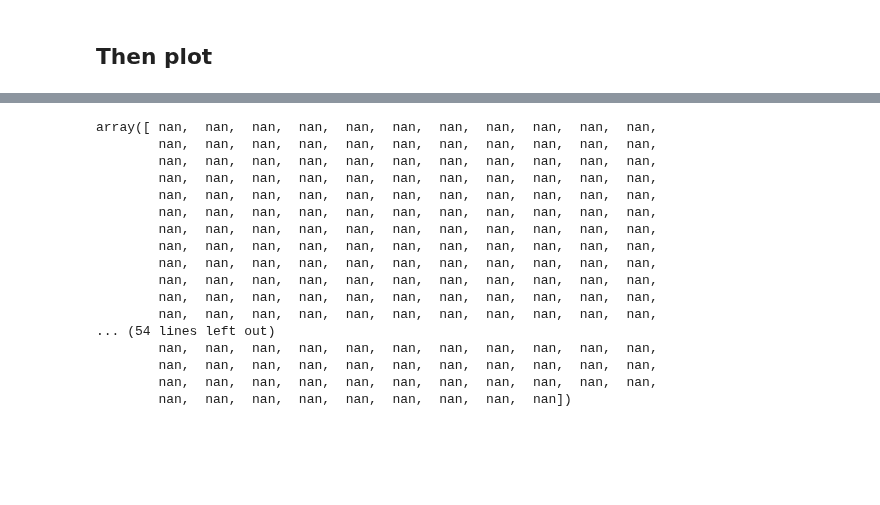
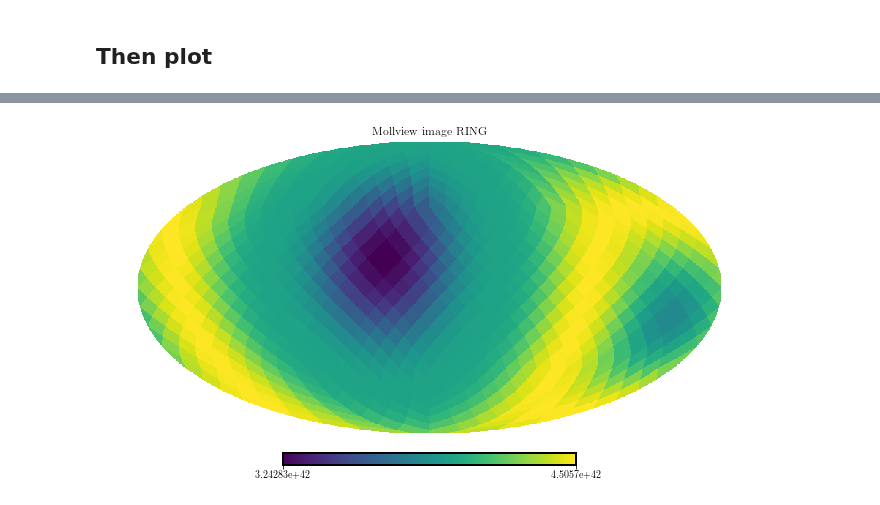
Before and after one commit to cajohare/CYGNUS, a Jupyter notebook: python/Plot_SI_limits.ipynb, the cells around one changed output, grey strips where cells are left out. Saved outputs shown, nothing was run; the diff lists cells and outputs as text; code cells hidden in the pictures; blank space fills up the shorter version.

```diff
--- a/python/Plot_SI_limits.ipynb
+++ b/python/Plot_SI_limits.ipynb
@@ -121,20 +122,7 @@ plt.show()
-# %%
-RD_wimp
-# %% [output]
-array([ nan,  nan,  nan,  nan,  nan,  nan,  nan,  nan,  nan,  nan,  nan,
-        nan,  nan,  nan,  nan,  nan,  nan,  nan,  nan,  nan,  nan,  nan,
-        nan,  nan,  nan,  nan,  nan,  nan,  nan,  nan,  nan,  nan,  nan,
-        nan,  nan,  nan,  nan,  nan,  nan,  nan,  nan,  nan,  nan,  nan,
-        nan,  nan,  nan,  nan,  nan,  nan,  nan,  nan,  nan,  nan,  nan,
-        nan,  nan,  nan,  nan,  nan,  nan,  nan,  nan,  nan,  nan,  nan,
-        nan,  nan,  nan,  nan,  nan,  nan,  nan,  nan,  nan,  nan,  nan,
-        nan,  nan,  nan,  nan,  nan,  nan,  nan,  nan,  nan,  nan,  nan,
-        nan,  nan,  nan,  nan,  nan,  nan,  nan,  nan,  nan,  nan,  nan,
-        nan,  nan,  nan,  nan,  nan,  nan,  nan,  nan,  nan,  nan,  nan,
-        nan,  nan,  nan,  nan,  nan,  nan,  nan,  nan,  nan,  nan,  nan,
-        nan,  nan,  nan,  nan,  nan,  nan,  nan,  nan,  nan,  nan,  nan,
-... (54 lines left out)
-        nan,  nan,  nan,  nan,  nan,  nan,  nan,  nan,  nan,  nan,  nan,
-        nan,  nan,  nan,  nan,  nan,  nan,  nan,  nan,  nan,  nan,  nan,
-        nan,  nan,  nan,  nan,  nan,  nan,  nan,  nan,  nan,  nan,  nan,
-        nan,  nan,  nan,  nan,  nan,  nan,  nan,  nan,  nan])
+# %%
+import healpy as hp
+RD_wimp = loadtxt('../code/RD_wimp_costh.dat')
+hp.mollview(RD_wimp, title="Mollview image RING")
+plt.show()
+# %% [output]
+[figure, added]
```
Also changed, not shown: parts of 4 cells of this notebook, 9 other files.
